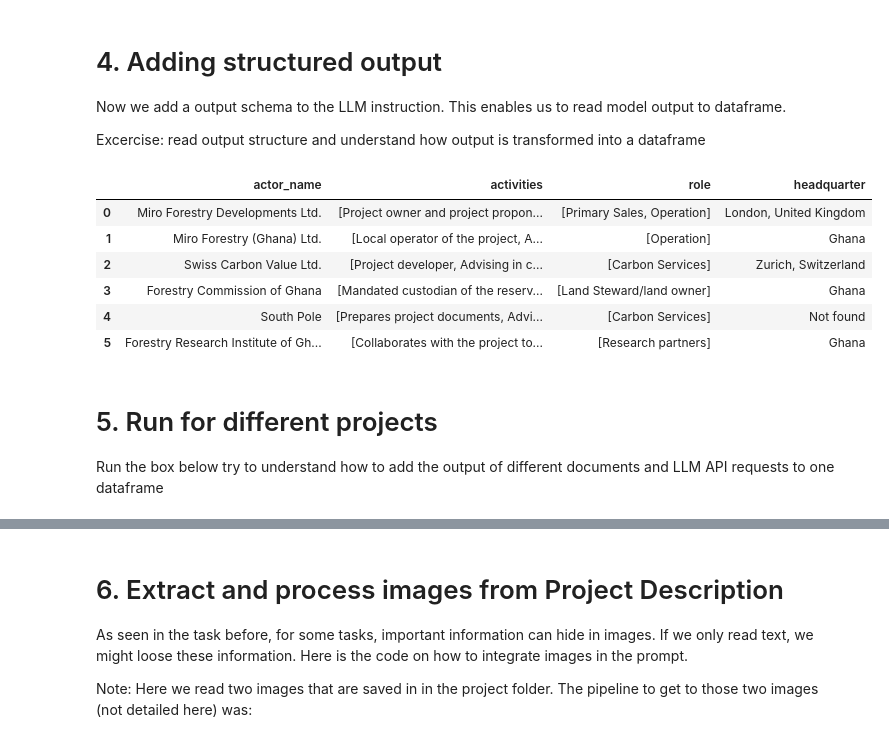
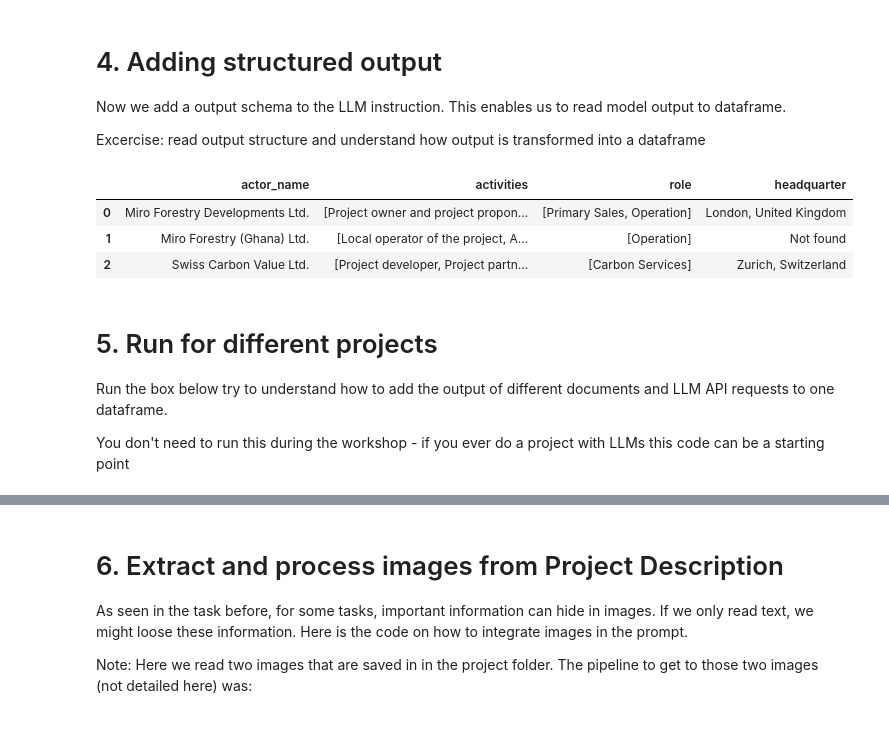
Before and after one commit to n-stolz/LLM_Workshop_May25, a Jupyter notebook: llm_workshop_python.ipynb, the cells around one changed output, grey strips where cells are left out. Saved outputs shown, nothing was run; the diff lists cells and outputs as text; code cells hidden in the pictures.

Commit message:
per-load reports for faster program execution

````diff
--- a/llm_workshop_python.ipynb
+++ b/llm_workshop_python.ipynb
@@ -21,7 +21,22 @@ openai_key = os.getenv("OPENAI_API_KEY")
 anthropic_key = os.getenv("ANTHROPIC_KEY")
 # %%
 # Read Report (different packages can be used - experiment yourself what fits your needs best). It will take around 1-2 minutes.
-
+# Usually that is how you would read from PDF - I already ran the code and saved the results in markdown format to accelerate the workshop
+'''
 VCS2410 = pymupdf4llm.to_markdown("reports/VCS2410.pdf")
 VCS2834 = pymupdf4llm.to_markdown("reports/VCS2834.pdf")
 GCSP1025 = pymupdf4llm.to_markdown("reports/GCSP1025.pdf")
+
+VCS2410 = pymupdf4llm.to_markdown("reports/VCS2410.pdf")
+with open("reports/VCS2410.md", "w", encoding="utf-8") as f:
+    f.write(VCS2410)
+
+VCS2834 = pymupdf4llm.to_markdown("reports/VCS2834.pdf")
+with open("reports/VCS2834.md", "w", encoding="utf-8") as f:
+    f.write(VCS2834)
+
+GCSP1025 = pymupdf4llm.to_markdown("reports/GCSP1025.pdf")
+with open("reports/GCSP1025.md", "w", encoding="utf-8") as f:
+    f.write(GCSP1025)
+
+'''
@@ -28,3 +45,13 @@ GCSP1025 = pymupdf4llm.to_markdown("reports/GCSP1025.pdf")
+# %%
+# Read the pre-loaded files (already converted to markdown so save some time during workshop - ~30sec-1min per pdf)
+with open("reports/VCS2410.md", "r", encoding="utf-8") as f:
+    VCS2410 = f.read()
+
+with open("reports/VCS2834.md", "r", encoding="utf-8") as f:
+    VCS2834 = f.read()
+
+with open("reports/GCSP1025.md", "r", encoding="utf-8") as f:
+    GCSP1025 = f.read()
 # %%
 project_dict = { 'VCS2410': VCS2410,
                  'VCS2834': VCS2834,
@@ -538,11 +550,12 @@ category_description ="""
   """
 system_prompt = "You are a research assistant. Base all your answers on information carbon project descriptions. Do not add any information that is not in the project description. If you are not sure, write 'Not found'."
 # %%
-# We are using the first 200000 characters of the project description to reduce costs for the sake of the workshop
-full_prompt = system_prompt + category_description + f" The carbon project description starts here: \n {VCS2410[0:200000]}"
+# We are using the first 100000 characters of the project description to reduce costs for the sake of the workshop
+full_prompt = user_prompt + category_description + f" The carbon project description starts here: \n {VCS2410[0:100000]}"
 
 system_prompt = "You are a research assistant. Base all your answers on information carbon project descriptions. Do not add any information that is not in the project description. If you are not sure, write 'Not found'."
 
+client = openai.OpenAI(api_key=openai_key)
 messages = [
     {"role": "system", "content": system_prompt},
     {"role": "user", "content": full_prompt}
@@ -622,47 +635,46 @@ Please strictly follow this json output structure - don't add any other informat
 }
 """
 # %%
-full_prompt = user_prompt + category_description + f" The carbon project description starts here: \n {VCS2410[0:200000]}" + output_structure
+full_prompt = user_prompt + category_description + f" The carbon project description starts here: \n {VCS2410[0:100000]}" + output_structure
 system_prompt = "You are a research assistant. Base all your answers on information carbon project descriptions. Do not add any information that is not in the project description. If you are not sure, write 'Not found'."
 
 messages = [
     {"role": "system", "content": system_prompt},
     {"role": "user", "content": full_prompt}
 
                         ]
 
 
 MODEL = "gpt-4.1-2025-04-14"  # Choose the model you want to use
 response = client.beta.chat.completions.parse(
                         model=MODEL,
                         messages= messages,
                         temperature=0,
                         max_tokens=10000,
                         )
 
 # Read LLM output
 output = response.choices[0].message.content
 
 # Extract the JSON part from the output
 cleaned_output = output.strip("```json").strip("```").strip()
 data = json.loads(cleaned_output)
 
 df_actors=pd.json_normalize(data['actors'])
 
 
 df_actors
 # %% [output]
 |  | actor_name | activities | role | headquarter |
 | 0 | Miro Forestry Developments Ltd. | [Project owner and project propon... | [Primary Sales, Operation] | London, United Kingdom |
-| 1 | Miro Forestry (Ghana) Ltd. | [Local operator of the project, A... | [Operation] | Ghana |
-| 2 | Swiss Carbon Value Ltd. | [Project developer, Advising in c... | [Carbon Services] | Zurich, Switzerland |
-| 3 | Forestry Commission of Ghana | [Mandated custodian of the reserv... | [Land Steward/land owner] | Ghana |
-| 4 | South Pole | [Prepares project documents, Advi... | [Carbon Services] | Not found |
-| 5 | Forestry Research Institute of Gh... | [Collaborates with the project to... | [Research partners] | Ghana |
+| 1 | Miro Forestry (Ghana) Ltd. | [Local operator of the project, A... | [Operation] | Not found |
+| 2 | Swiss Carbon Value Ltd. | [Project developer, Project partn... | [Carbon Services] | Zurich, Switzerland |
 # %% [markdown]
 # 5. Run for different projects
 
-Run the box below try to understand how to add the output of different documents and LLM API requests to one dataframe
+Run the box below try to understand how to add the output of different documents and LLM API requests to one dataframe.
+
+You don't need to run this during the workshop - if you ever do a project with LLMs this code can be a starting point
 # %%
 # Define the
 df_actors = pd.DataFrame(columns=['project_id', 'actor_name', 'activities', 'role', 'headquarter'])
````
Also changed, not shown: parts of 12 cells of this notebook, 5 other files.
